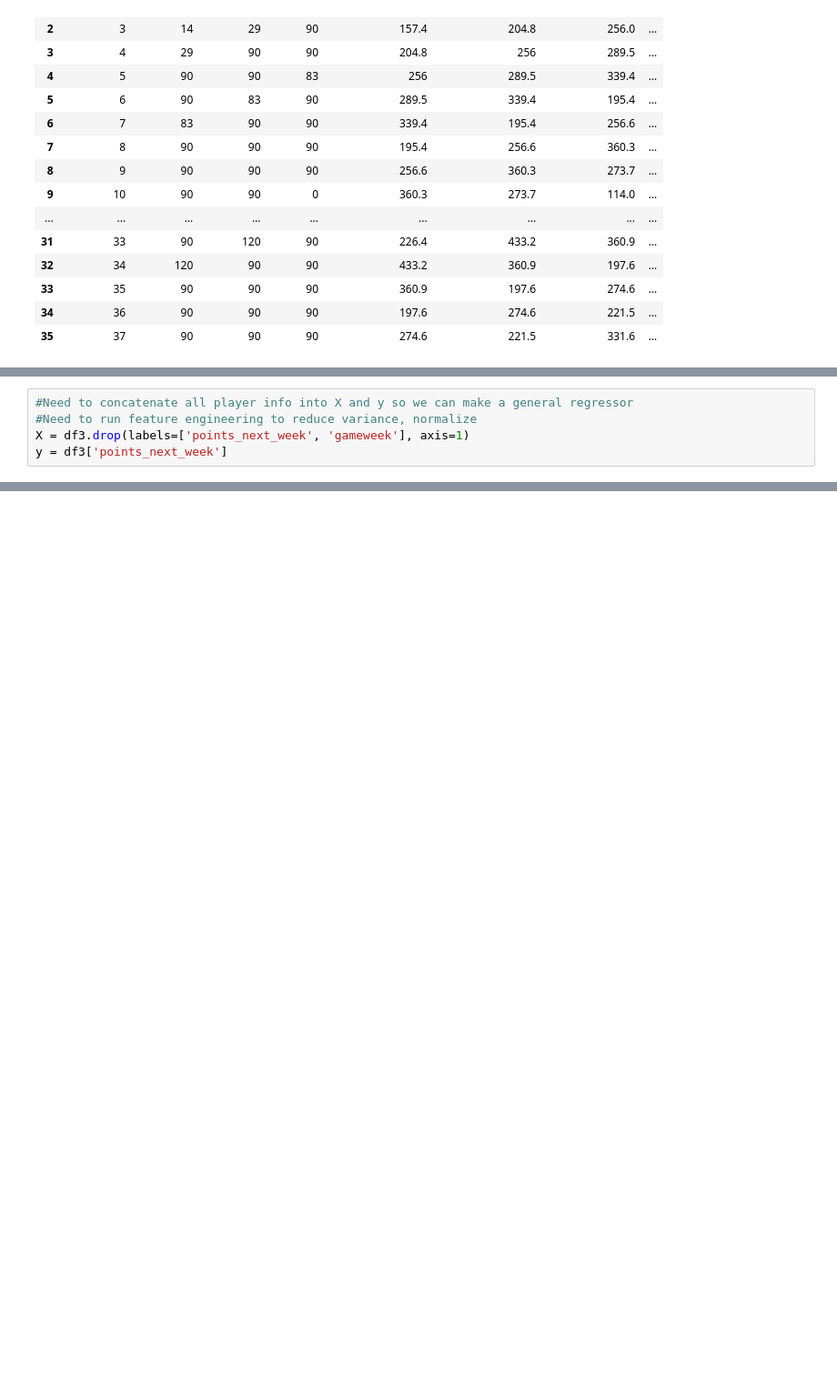
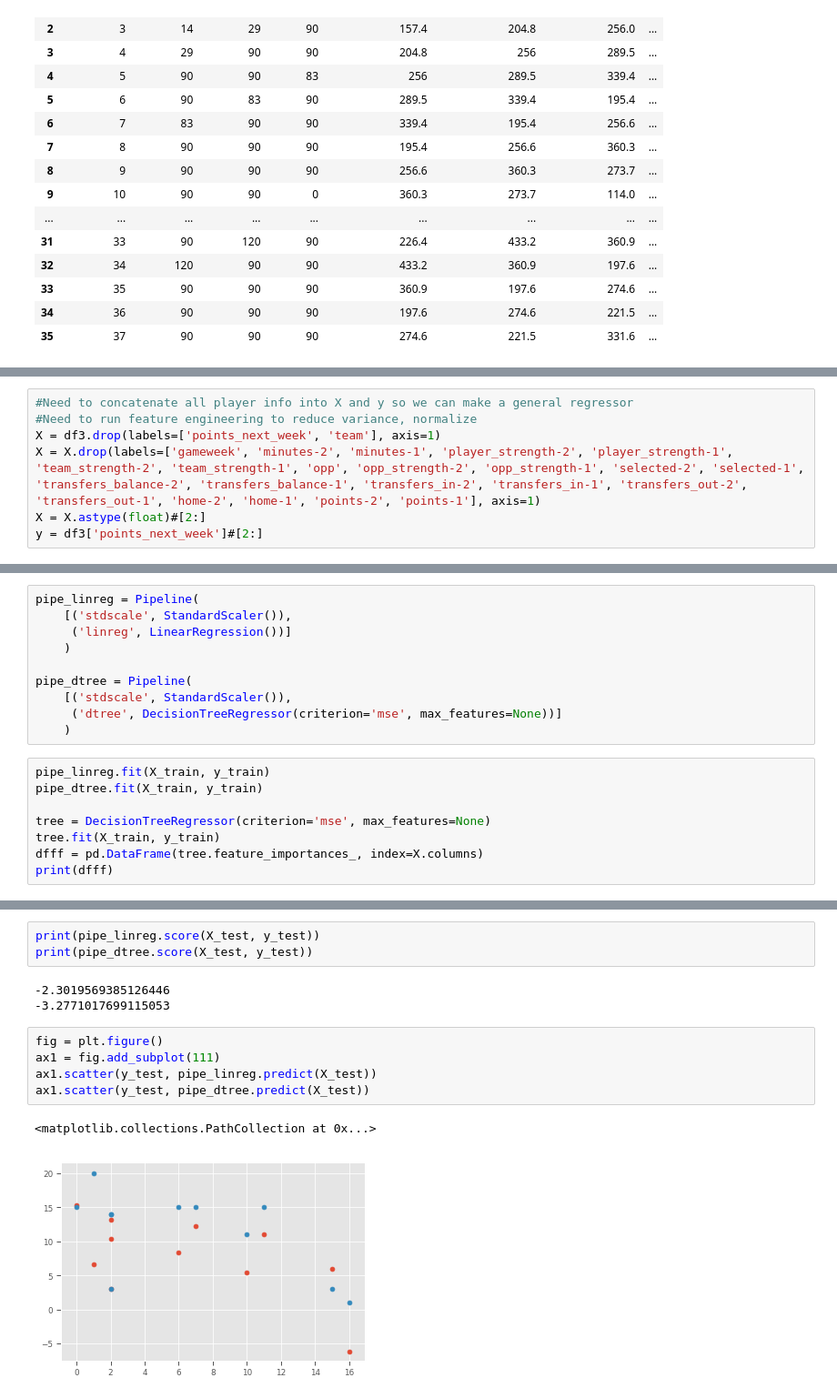
Before and after one commit to pierrewinter/EPL_Fantasy_Team_Recommender, a Jupyter notebook: create_player_dataframe.ipynb, the cells around one changed output, grey strips where cells are left out. Shown at 91% size. Drawn from its saved outputs; the diff is of its cells as text; blank space fills up the shorter version.

```diff
--- a/create_player_dataframe.ipynb
+++ b/create_player_dataframe.ipynb
@@ -390,6 +397,8 @@ df3
 # %%
 #Need to concatenate all player info into X and y so we can make a general regressor
 #Need to run feature engineering to reduce variance, normalize
-X = df3.drop(labels=['points_next_week', 'gameweek'], axis=1)
-y = df3['points_next_week']
+X = df3.drop(labels=['points_next_week', 'team'], axis=1)
+X = X.drop(labels=['gameweek', 'minutes-2', 'minutes-1', 'player_strength-2', 'player_strength-1', 'team_strength-2', 'team_strength-1', 'opp', 'opp_strength-2', 'opp_strength-1', 'selected-2', 'selected-1', 'transfers_balance-2', 'transfers_balance-1', 'transfers_in-2', 'transfers_in-1', 'transfers_out-2', 'transfers_out-1', 'home-2', 'home-1', 'points-2', 'points-1'], axis=1)
+X = X.astype(float)#[2:]
+y = df3['points_next_week']#[2:]
 # %%
@@ -412,0 +417,18 @@ y_predict = reg_fit.predict(X_test)
+# %%
+pipe_linreg = Pipeline(
+    [('stdscale', StandardScaler()),
+     ('linreg', LinearRegression())]
+    )
+
+pipe_dtree = Pipeline(
+    [('stdscale', StandardScaler()),
+     ('dtree', DecisionTreeRegressor(criterion='mse', max_features=None))]
+    )
+# %%
+pipe_linreg.fit(X_train, y_train)
+pipe_dtree.fit(X_train, y_train)
+
+tree = DecisionTreeRegressor(criterion='mse', max_features=None)
+tree.fit(X_train, y_train)
+dfff = pd.DataFrame(tree.feature_importances_, index=X.columns)
+print(dfff)
@@ -413 +447,15 @@ y_predict = reg_fit.predict(X_test)
+# %%
+print(pipe_linreg.score(X_test, y_test))
+print(pipe_dtree.score(X_test, y_test))
+# %% [output]
+-2.3019569385126446
+-3.2771017699115053
+# %%
+fig = plt.figure()
+ax1 = fig.add_subplot(111)
+ax1.scatter(y_test, pipe_linreg.predict(X_test))
+ax1.scatter(y_test, pipe_dtree.predict(X_test))
+# %% [output]
+<matplotlib.collections.PathCollection at 0x...>
+[figure, added]
 # %%
```
Also changed, not shown: parts of 7 cells of this notebook.
